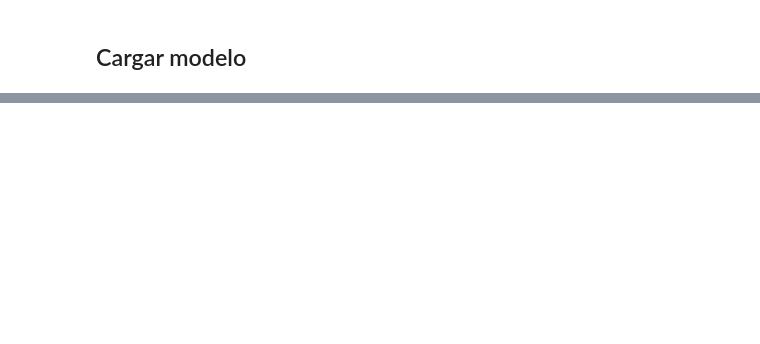
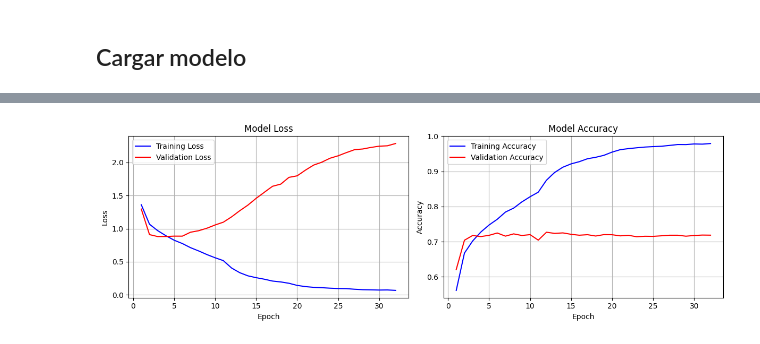
Before and after one commit to UIdealist/products-viability-analysis, a Jupyter notebook: src/gold/training/category_prediction_model.ipynb, the cells around one changed output, grey strips where cells are left out. Cells and saved outputs as stored; diff of their text form; code cells hidden in the pictures; blank space fills up the shorter version.

```diff
--- a/src/gold/training/category_prediction_model.ipynb
+++ b/src/gold/training/category_prediction_model.ipynb
@@ -261,2 +245,21 @@ Plot saved to /mnt/d/Maestría/Amazon Reviews Code/data/warehouse/gold.premodeli
 # %% [markdown]
 ## Cargar modelo
+# %%
+from src.utils.models import CategoryPredictionModel
+category_prediction_model = CategoryPredictionModel(
+    'category_prediction_model',
+    METASTORE_PATH,
+    num_classes=len(categories),
+    tracking_uri=TRACKING_URI,
+    spark_utils=spark_utils,
+    target_path=src_dir_category_prediction,
+    train_ratio=0.8,
+    val_ratio=0.1,
+    test_ratio=0.1
+)
+# category_prediction_model.prepare_data(
+#     target_columns=categories,
+#     shuffle_buffer_size=-1,
+#     batch_size=128,
+# )
+category_prediction_model.load_latest_model()
@@ -263 +311,5 @@ Plot saved to /mnt/d/Maestría/Amazon Reviews Code/data/warehouse/gold.premodeli
+# %%
+category_prediction_model.plot_latest_model_history()
+# %% [output]
+[figure, added]
 # %%
```
Also changed, not shown: parts of 12 cells of this notebook, 22 other files.
